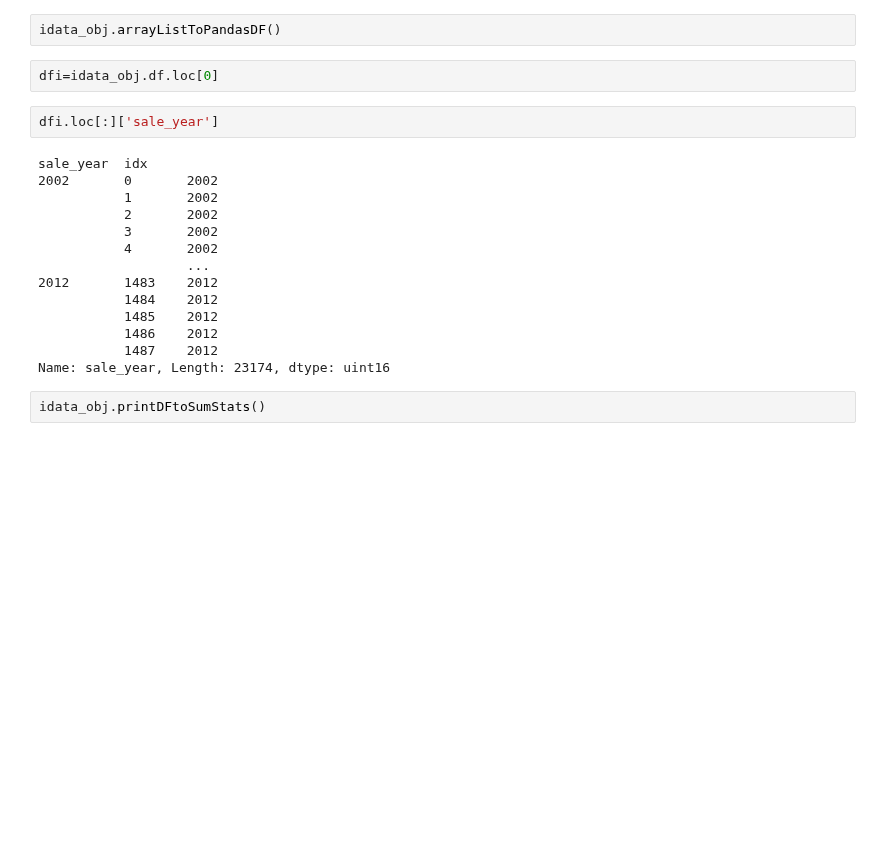
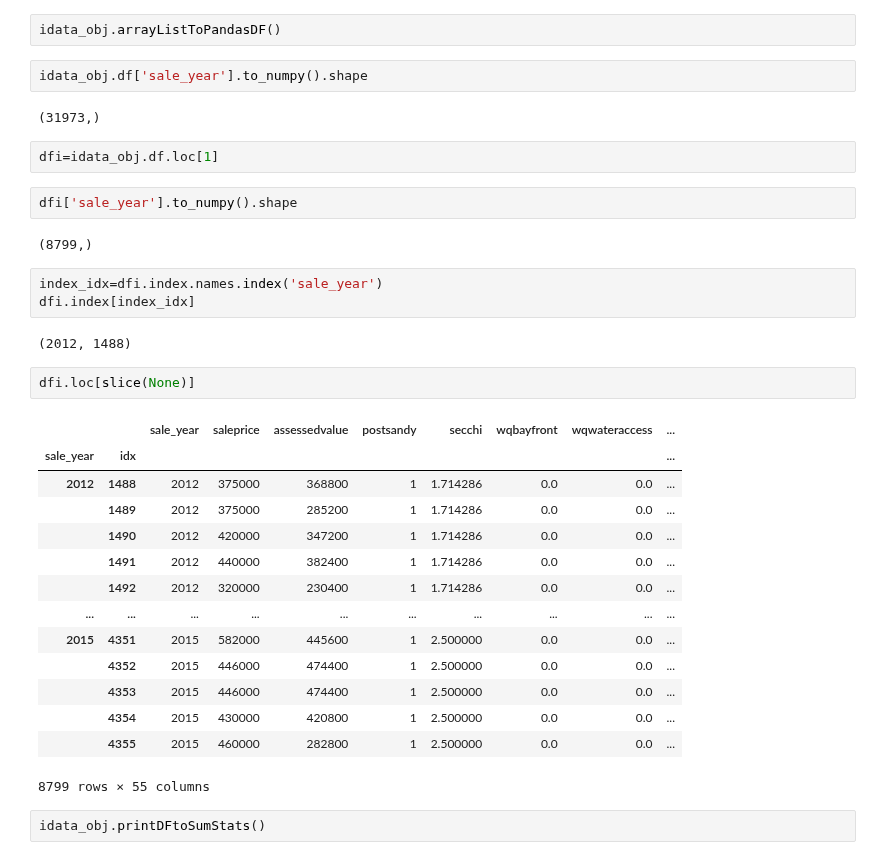
Before and after one commit to DouglasPatton/island, a Jupyter notebook: island-data_test.ipynb, the cells around one changed output. Drawn from its saved outputs; the diff is of its cells as text; blank space fills up the shorter version.

```diff
--- a/island-data_test.ipynb
+++ b/island-data_test.ipynb
@@ -31,24 +31,38 @@ baseyear=2015
 idata_obj.addRealByCPI(to_year=baseyear)
 # %%
 idata_obj.arrayListToPandasDF()
+# %%
+idata_obj.df['sale_year'].to_numpy().shape
+# %% [output]
+(31973,)
 # %%
-dfi=idata_obj.df.loc[0]
+dfi=idata_obj.df.loc[1]
 # %%
-dfi.loc[:]['sale_year']
+dfi['sale_year'].to_numpy().shape
 # %% [output]
-sale_year  idx
-2002       0       2002
-           1       2002
-           2       2002
-           3       2002
-           4       2002
-                   ...
-2012       1483    2012
-           1484    2012
-           1485    2012
-           1486    2012
-           1487    2012
-Name: sale_year, Length: 23174, dtype: uint16
+(8799,)
+# %%
+index_idx=dfi.index.names.index('sale_year')
+dfi.index[index_idx]
+# %% [output]
+(2012, 1488)
+# %%
+dfi.loc[slice(None)]
+# %% [output]
+|  |  | sale_year | saleprice | assessedvalue | postsandy | secchi | wqbayfront | wqwateraccess | ... |
+| sale_year | idx |  |  |  |  |  |  |  | ... |
+| 2012 | 1488 | 2012 | 375000 | 368800 | 1 | 1.714286 | 0.0 | 0.0 | ... |
+|  | 1489 | 2012 | 375000 | 285200 | 1 | 1.714286 | 0.0 | 0.0 | ... |
+|  | 1490 | 2012 | 420000 | 347200 | 1 | 1.714286 | 0.0 | 0.0 | ... |
+|  | 1491 | 2012 | 440000 | 382400 | 1 | 1.714286 | 0.0 | 0.0 | ... |
+|  | 1492 | 2012 | 320000 | 230400 | 1 | 1.714286 | 0.0 | 0.0 | ... |
+| ... | ... | ... | ... | ... | ... | ... | ... | ... | ... |
+| 2015 | 4351 | 2015 | 582000 | 445600 | 1 | 2.500000 | 0.0 | 0.0 | ... |
+|  | 4352 | 2015 | 446000 | 474400 | 1 | 2.500000 | 0.0 | 0.0 | ... |
+|  | 4353 | 2015 | 446000 | 474400 | 1 | 2.500000 | 0.0 | 0.0 | ... |
+|  | 4354 | 2015 | 430000 | 420800 | 1 | 2.500000 | 0.0 | 0.0 | ... |
+|  | 4355 | 2015 | 460000 | 282800 | 1 | 2.500000 | 0.0 | 0.0 | ... |
+8799 rows × 55 columns
 # %%
 idata_obj.printDFtoSumStats()
 # %%
```
Also changed, not shown: parts of 7 cells of this notebook, 5 other files.
